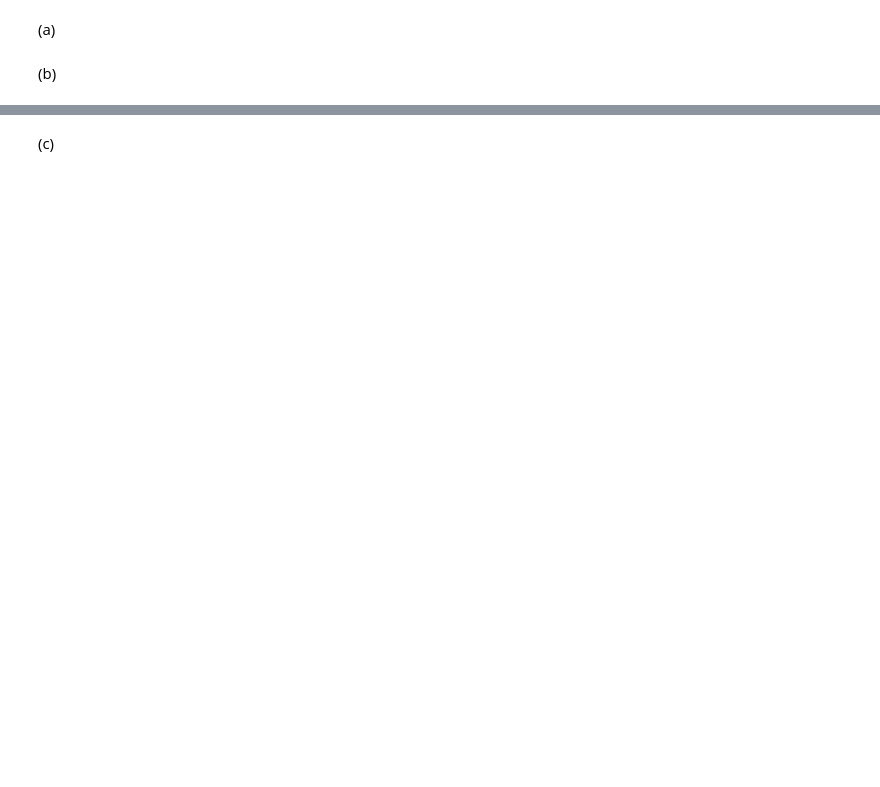
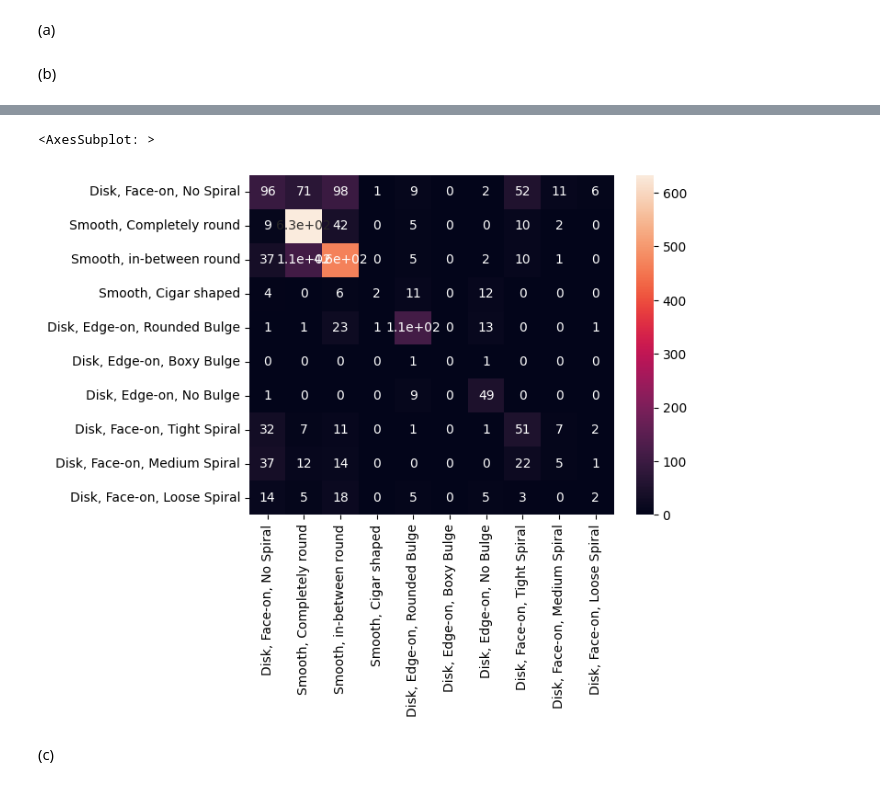
Before and after one commit to sebastianpreuss/mlphys-sheets, a Jupyter notebook: mlph_sheet09/sheet09.ipynb, the cells around one changed output, grey strips where cells are left out. Saved outputs shown, nothing was run; the diff lists cells and outputs as text; code cells hidden in the pictures; blank space fills up the shorter version.

```diff
--- a/mlph_sheet09/sheet09.ipynb
+++ b/mlph_sheet09/sheet09.ipynb
@@ -287,3 +359,30 @@ net = Net()
+# %%
+from sklearn.metrics import confusion_matrix
+true_labels = np.array(1)
+pred_labels = np.array(1)
+for i, (x, y) in enumerate(val_loader):
+    output = cnn(x)
+    loss = criterion(output, y)
+    running_loss += loss.item()
+    total += y.size(0)
+    _, predicted = torch.max(output.data, 1)
+    correct += (predicted == y).sum().item()
+    true_labels = np.append(true_labels, y.numpy())
+    pred_labels = np.append(pred_labels, predicted.numpy())
+    #if len(true_labels) != len(pred_labels):
+    #    print(i, len(true_labels), len(pred_labels), true_labels,pred_labels)
+    losses[epoch] = running_loss
+    accuracies[epoch] = correct/total
+# %%
+#plt.matshow([[12,2],[4,15]])
+import seaborn as sns
+
+sns.heatmap(confusion_matrix(true_labels, pred_labels),annot=True, xticklabels=label_names, yticklabels=label_names)
+
+# https://stackoverflow.com/a/35572247
+# %% [output]
+<AxesSubplot: >
+[figure, added]
 # %% [markdown]
 (c)
 # %%
```
Also changed, not shown: parts of 7 cells of this notebook.
